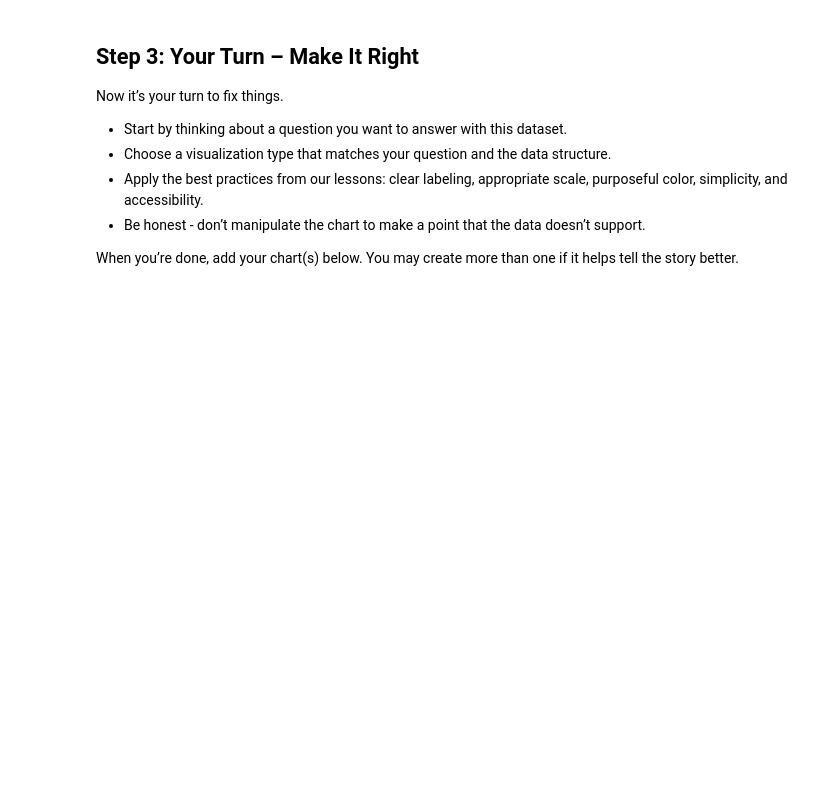
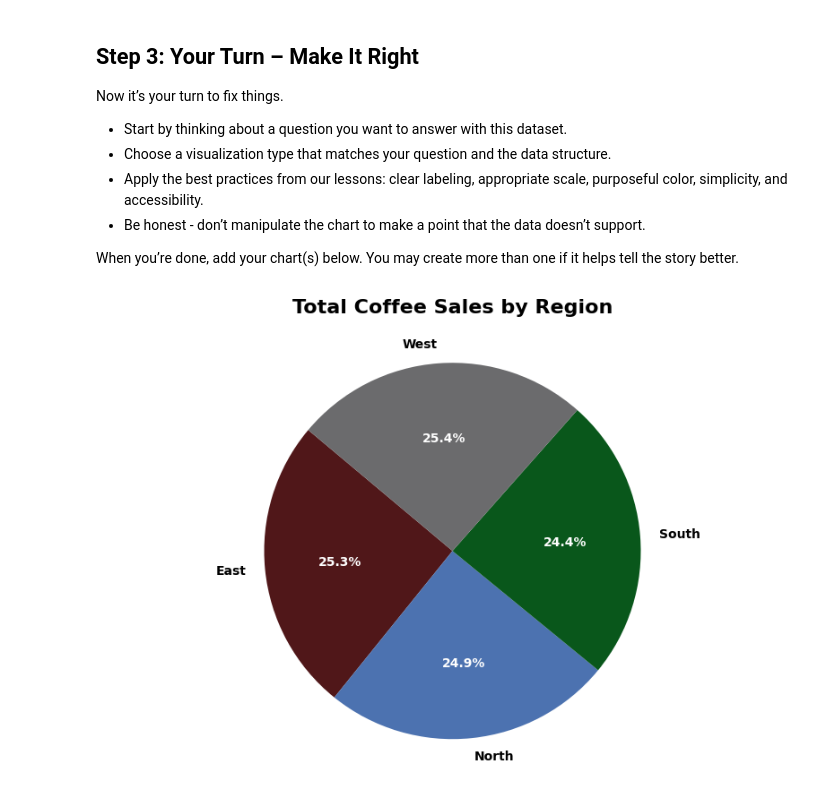
Before and after one commit to ckongshaug87/DA_M3_DataVizChallenge, a Jupyter notebook: data_viz_ethics_challenge.ipynb, the cells around one changed output. Saved outputs shown, nothing was run; the diff lists cells and outputs as text; code cells hidden in the pictures; blank space fills up the shorter version.

Commit message:
my chart

```diff
--- a/data_viz_ethics_challenge.ipynb
+++ b/data_viz_ethics_challenge.ipynb
@@ -98,3 +103,28 @@ Now it’s your turn to fix things.
 When you’re done, add your chart(s) below. You may create more than one if it helps tell the story better.
 # %%
 # Your GOOD visualization(s) here
+region_sales = coffee_df.groupby("Region")["Sales"].sum()
+
+# Pie chart
+plt.figure(figsize=(10,6))
+
+colors = { "North": "#4C72B0",  "South": "#09571B",  "East": "#501719", "West": "#6B6B6D"}
+colors = [colors.get(region, "#DD8452") for region in region_sales.index]
+
+
+wedges, texts, autotexts = plt.pie(
+    region_sales,
+    labels=region_sales.index,
+    autopct="%1.1f%%",
+    startangle=140,
+    colors=colors,
+     textprops={"fontweight": "bold"}
+)
+
+plt.setp(autotexts, color="white")
+
+plt.title( "Total Coffee Sales by Region",  fontsize=16, fontweight="bold", pad=25)
+plt.axis("equal")
+plt.show()
+# %% [output]
+[figure, added]
```
Also changed, not shown: parts of 2 cells of this notebook.
